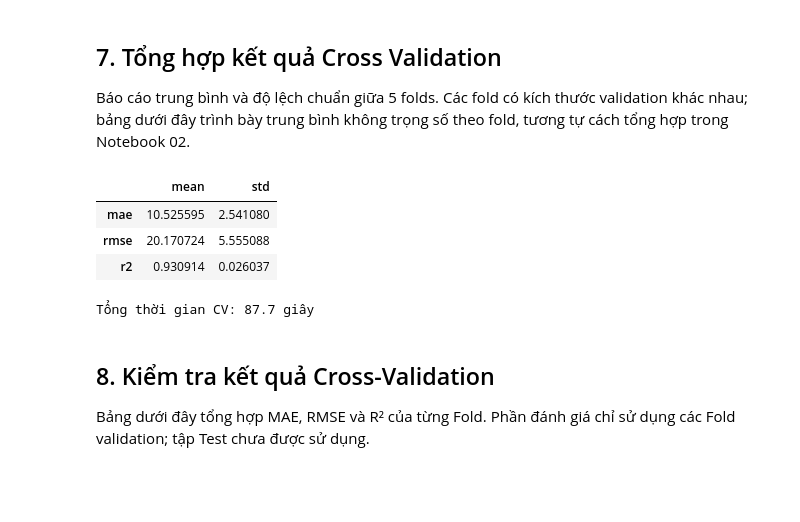
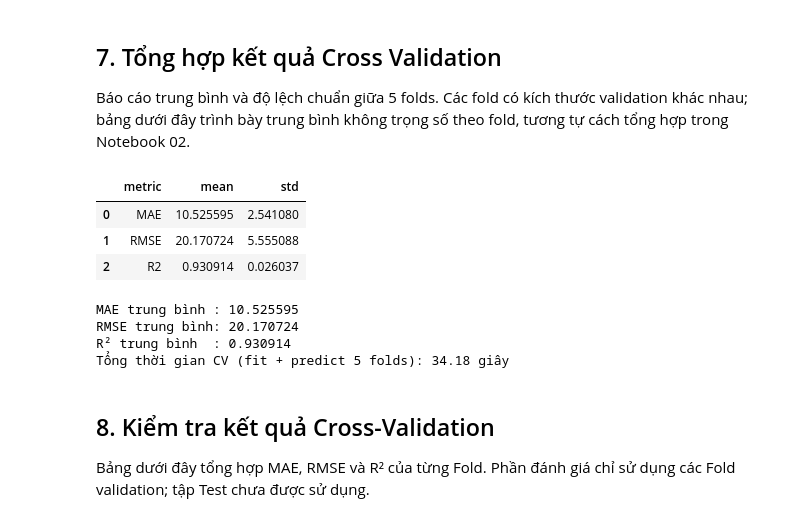
Before and after one commit to bjruly/sgu_finalproject_machinelearning_2026-2027, a Jupyter notebook: notebooks/03_advanced_models_and_tuning.ipynb, the cells around one changed output. Drawn from its saved outputs; the diff is of its cells as text; code cells hidden in the pictures; blank space fills up the shorter version.

```diff
--- a/notebooks/03_advanced_models_and_tuning.ipynb
+++ b/notebooks/03_advanced_models_and_tuning.ipynb
@@ -232,20 +285,30 @@ Kết quả từng fold:
 
 Báo cáo trung bình và độ lệch chuẩn giữa 5 folds. Các fold có kích thước validation khác nhau; bảng dưới đây trình bày trung bình không trọng số theo fold, tương tự cách tổng hợp trong Notebook 02.
 # %%
-metric_columns = ["mae", "rmse", "r2"]
-rf_cv_summary = pd.DataFrame({
-    "mean": rf_cv_metrics[metric_columns].mean(),
-    "std": rf_cv_metrics[metric_columns].std(ddof=1),
-})
+metric_summary_rows = []
+for metric in ["mae", "rmse", "r2"]:
+    metric_summary_rows.append({
+        "metric": metric.upper(),
+        "mean": float(rf_cv_metrics[metric].mean()),
+        "std": float(rf_cv_metrics[metric].std(ddof=1)),
+    })
+
+rf_cv_summary = pd.DataFrame(metric_summary_rows)
 display(rf_cv_summary)
 
-print(f"Tổng thời gian CV: {rf_cv_metrics['runtime_seconds'].sum():.1f} giây")
+print(f"MAE trung bình : {rf_cv_metrics['mae'].mean():.6f}")
+print(f"RMSE trung bình: {rf_cv_metrics['rmse'].mean():.6f}")
+print(f"R² trung bình  : {rf_cv_metrics['r2'].mean():.6f}")
+print(f"Tổng thời gian CV (fit + predict 5 folds): {cv_total_runtime_seconds:.2f} giây")
 # %% [output]
-|  | mean | std |
-| mae | 10.525595 | 2.541080 |
-| rmse | 20.170724 | 5.555088 |
-| r2 | 0.930914 | 0.026037 |
+|  | metric | mean | std |
+| 0 | MAE | 10.525595 | 2.541080 |
+| 1 | RMSE | 20.170724 | 5.555088 |
+| 2 | R2 | 0.930914 | 0.026037 |
-Tổng thời gian CV: 87.7 giây
+MAE trung bình : 10.525595
+RMSE trung bình: 20.170724
+R² trung bình  : 0.930914
+Tổng thời gian CV (fit + predict 5 folds): 34.18 giây
 # %% [markdown]
 ## 8. Kiểm tra kết quả Cross-Validation
 
```
Also changed, not shown: parts of 13 cells of this notebook, 11 other files.
